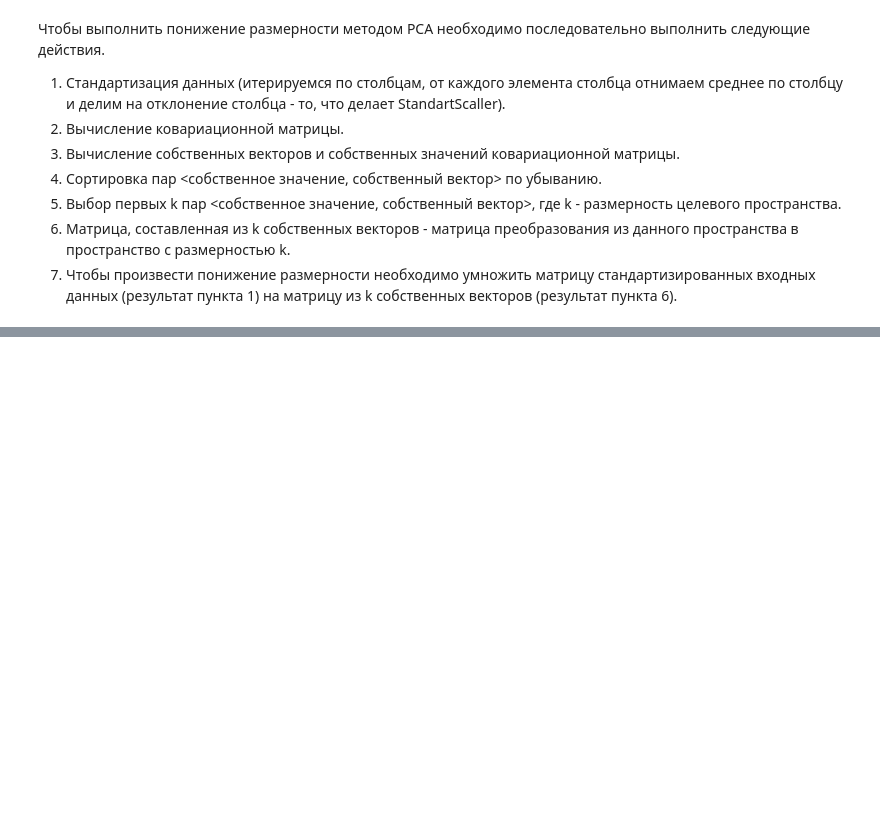
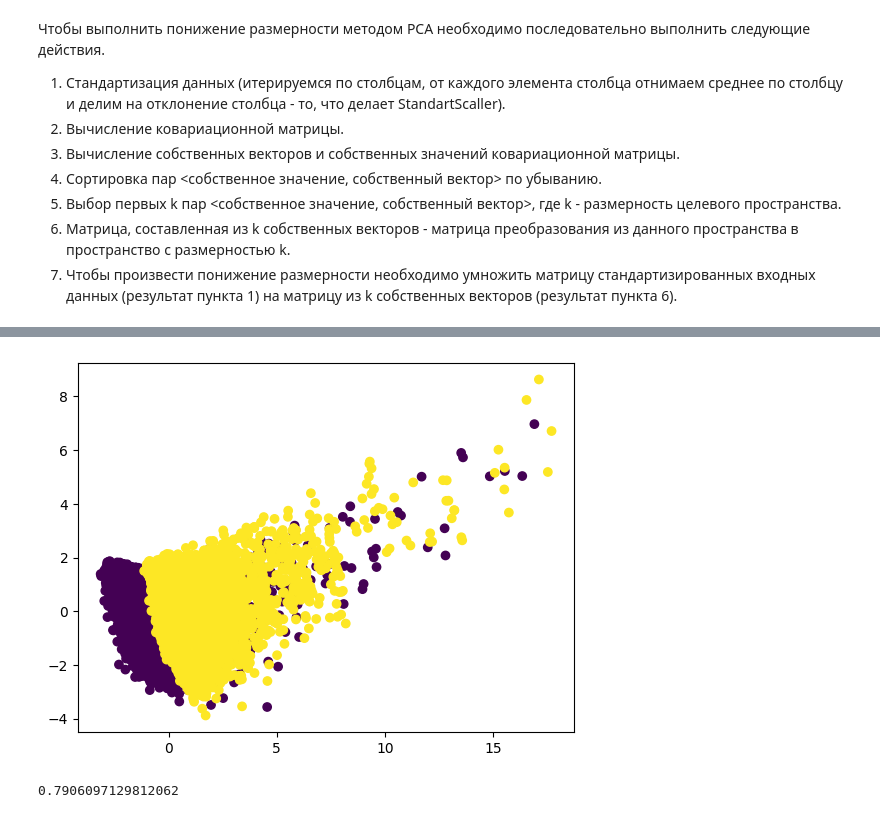
Before and after one commit to IvanBugaenko/MachineLearning-Labs, a Jupyter notebook: notebooks/7.ipynb, the cells around one changed output, grey strips where cells are left out. Cells and saved outputs as stored; diff of their text form; code cells hidden in the pictures; blank space fills up the shorter version.

```diff
--- a/notebooks/7.ipynb
+++ b/notebooks/7.ipynb
@@ -18,0 +221,6 @@
+# %%
+# 1. PCA - метод главных компонент
+
+pca = PCA(n_components=2)
+X_pca = pca.fit_transform(X, y)
+result("classification", X_pca, y, n_neighbors=7)
@@ -18,0 +236,8 @@
+# %%
+plt.scatter(X_pca[:,0], X_pca[:,1], c=y);
+# %% [output]
+[figure, added]
+# %%
+sum(pca.explained_variance_ratio_)
+# %% [output]
+0.7906097129812062
```
Also changed, not shown: parts of 56 cells of this notebook, 3 other files.
